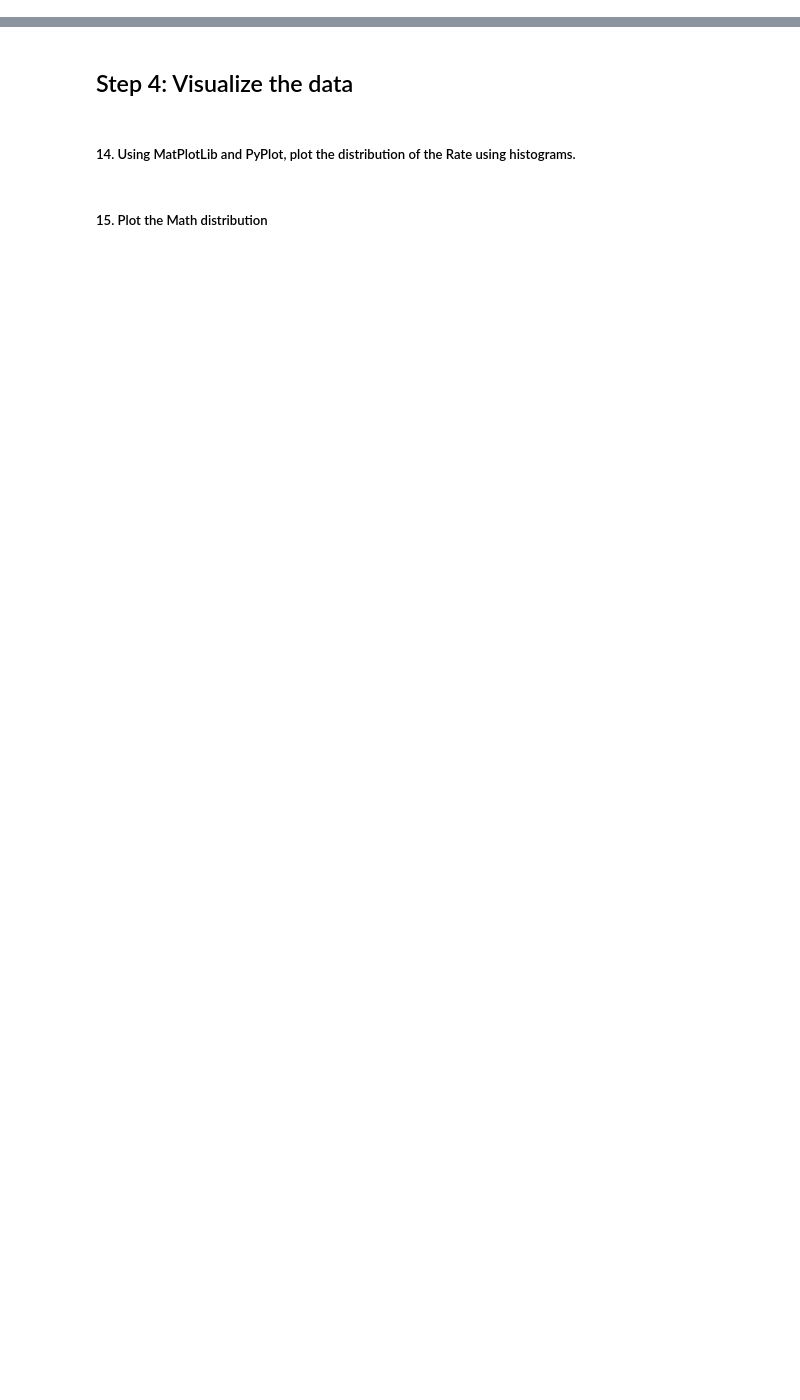
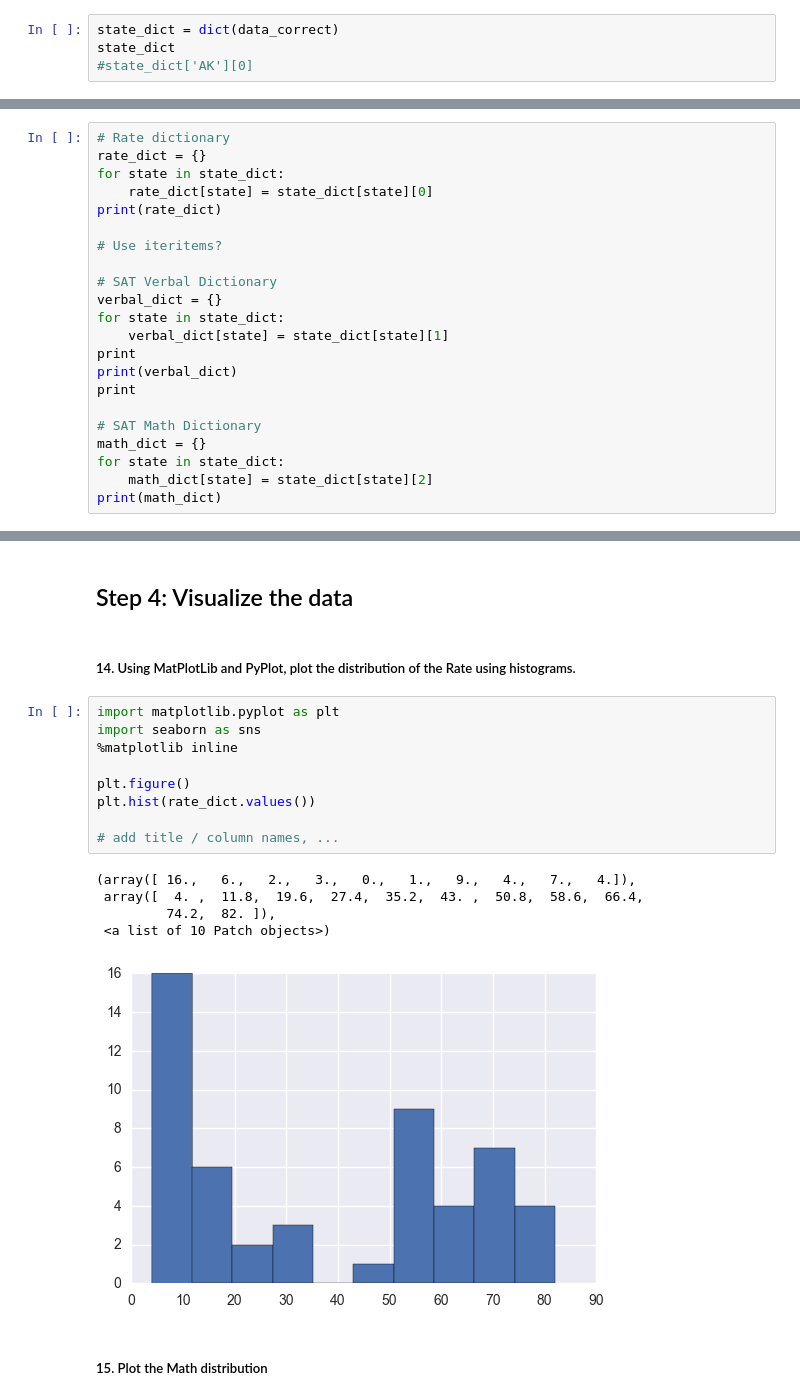
Before and after one commit to samirpoonawala/GA-DSI-Projects, a Jupyter notebook: project-01/starter-code/project_1.ipynb, the cells around one changed output, grey strips where cells are left out. Drawn from its saved outputs; the diff is of its cells as text; blank space fills up the shorter version.

```diff
--- a/project-01/starter-code/project_1.ipynb
+++ b/project-01/starter-code/project_1.ipynb
@@ -138,3 +139,7 @@ print(data_correct)
 [['CT', [82, 509, 510]], ['NJ', [81, 499, 513]], ['MA', [79, 511, 515]], ['NY', [77, 495, 505]], ['NH', [72, 520, 516]], ['RI', [71, 501, 499]], ['PA', [71, 500, 499]], ['VT', [69, 511, 506]], ['ME',  ...
 # %% [markdown]
 ##### 10. Create a dictionary for each column mapping the State to its respective value for that column.
+# %%
+state_dict = dict(data_correct)
+state_dict
+#state_dict['AK'][0]
@@ -159,2 +184,24 @@ NameError: name 'header' is not defined
 # %% [markdown]
 ##### 11. Create a dictionary with the values for each of the numeric columns
+# %%
+# Rate dictionary
+rate_dict = {}
+for state in state_dict:
+    rate_dict[state] = state_dict[state][0]
+print(rate_dict)
+
+# Use iteritems?
+
+# SAT Verbal Dictionary
+verbal_dict = {}
+for state in state_dict:
+    verbal_dict[state] = state_dict[state][1]
+print
+print(verbal_dict)
+print
+
+# SAT Math Dictionary
+math_dict = {}
+for state in state_dict:
+    math_dict[state] = state_dict[state][2]
+print(math_dict)
@@ -179,5 +259,20 @@ min(data_correct[1])
 ## Step 4: Visualize the data
 # %% [markdown]
 ##### 14. Using MatPlotLib and PyPlot, plot the distribution of the Rate using histograms.
+# %%
+import matplotlib.pyplot as plt
+import seaborn as sns
+%matplotlib inline
+
+plt.figure()
+plt.hist(rate_dict.values())
+
+# add title / column names, ...
+# %% [output]
+(array([ 16.,   6.,   2.,   3.,   0.,   1.,   9.,   4.,   7.,   4.]),
+ array([  4. ,  11.8,  19.6,  27.4,  35.2,  43. ,  50.8,  58.6,  66.4,
+         74.2,  82. ]),
+ <a list of 10 Patch objects>)
+[figure, added]
 # %% [markdown]
 ##### 15. Plot the Math distribution
```
Also changed, not shown: parts of 14 cells of this notebook, 1 other file.
